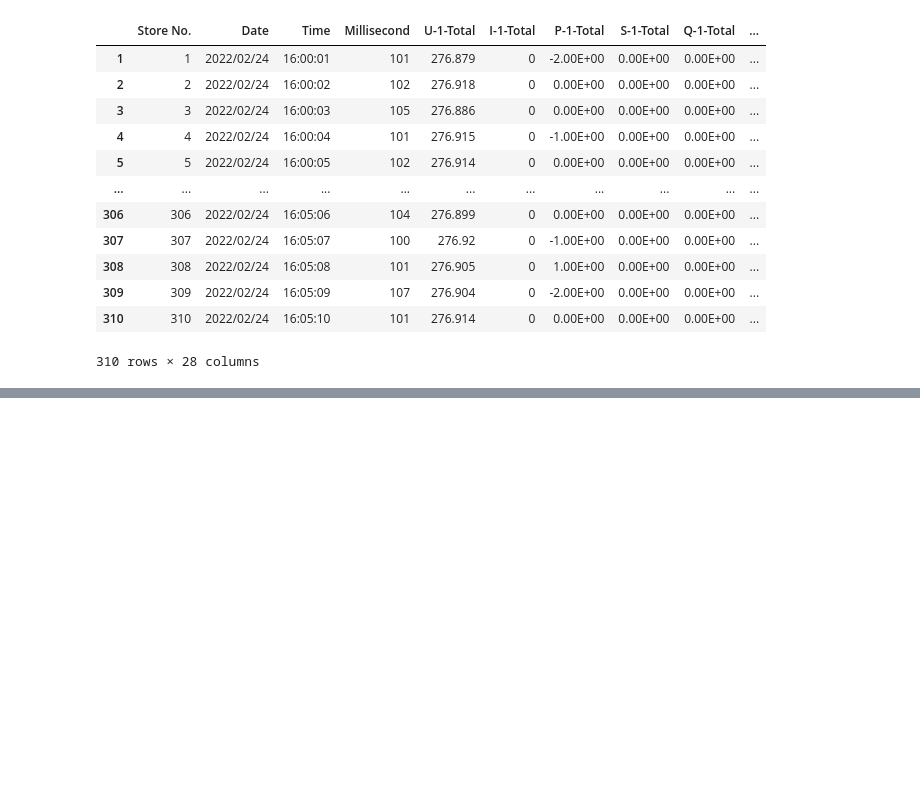
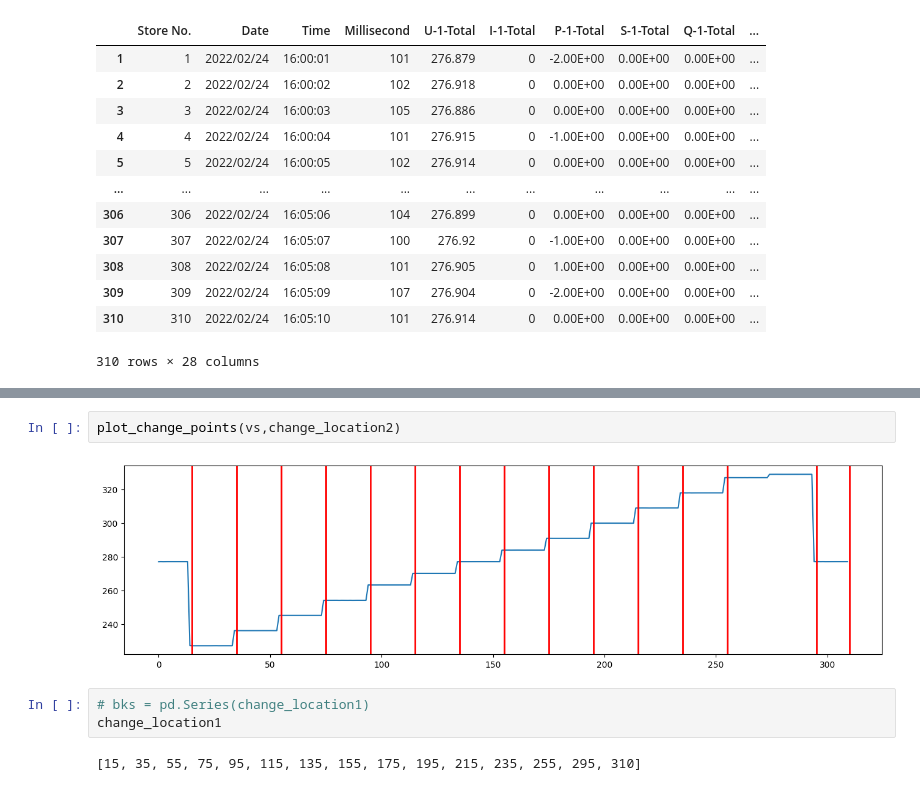
Before and after one commit to elco5/pandas, a Jupyter notebook: wt_viewer.ipynb, the cells around one changed output, grey strips where cells are left out. Drawn from its saved outputs; the diff is of its cells as text; blank space fills up the shorter version.

```diff
--- a/wt_viewer.ipynb
+++ b/wt_viewer.ipynb
@@ -67,0 +123,9 @@ df_trm
+# %%
+plot_change_points(vs,change_location2)
+# %% [output]
+[figure, added]
+# %%
+# bks = pd.Series(change_location1)
+change_location1
+# %% [output]
+[15, 35, 55, 75, 95, 115, 135, 155, 175, 195, 215, 235, 255, 295, 310]
```
Also changed, not shown: parts of 11 cells of this notebook, 7 other files.
